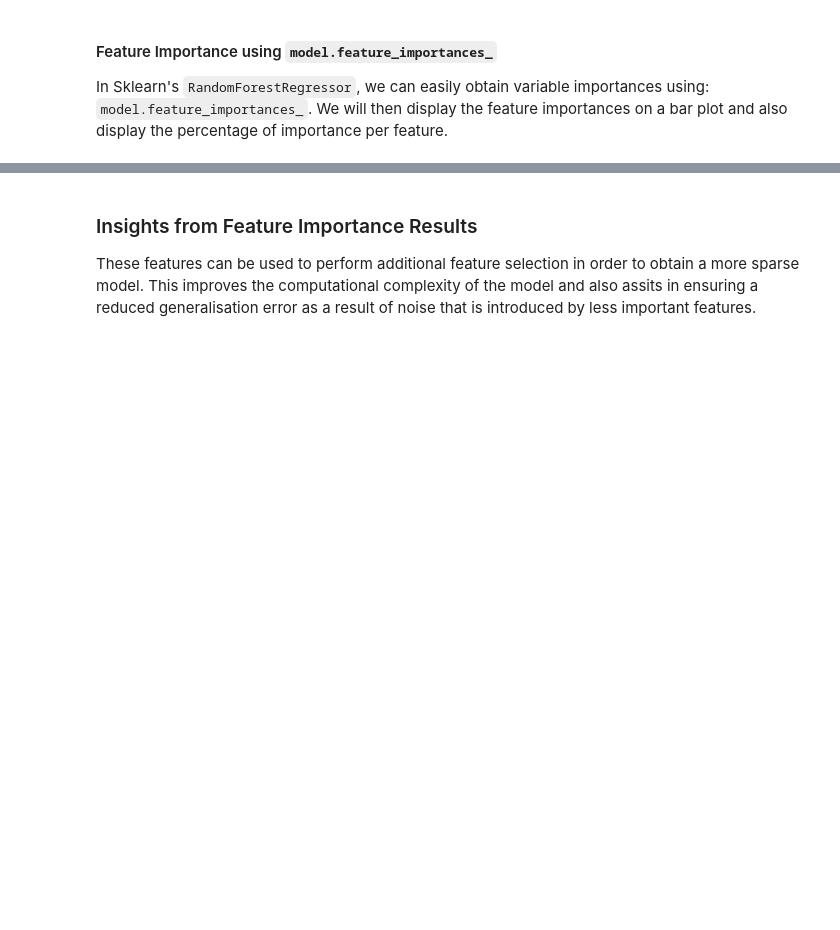
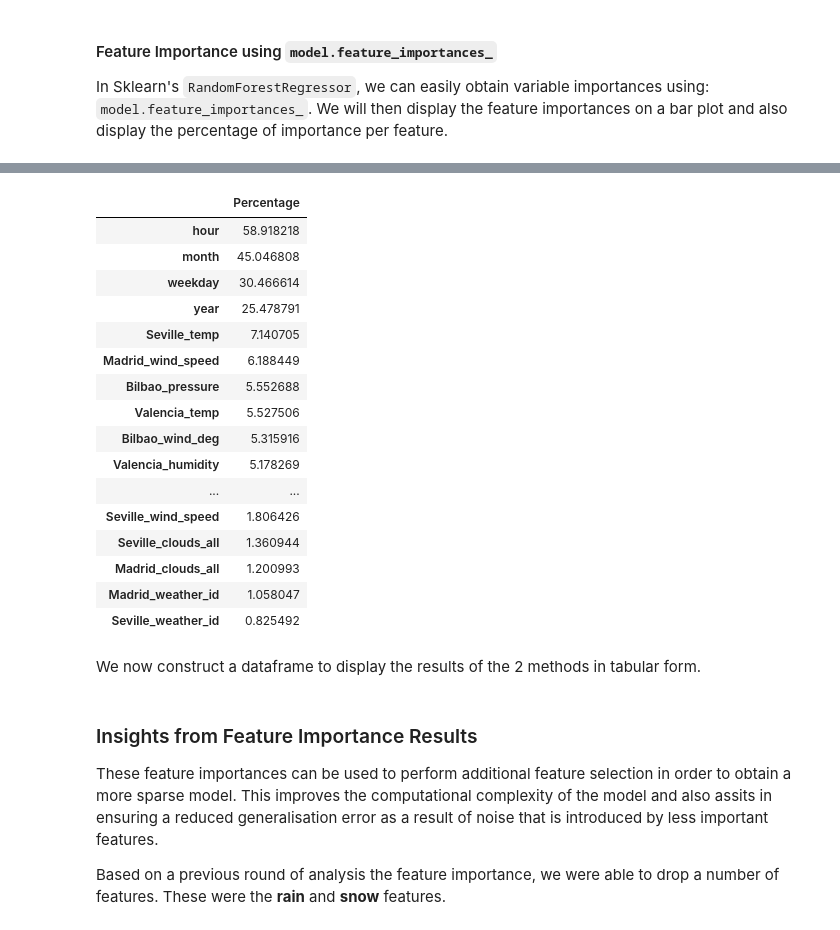
Before and after one commit to StephenGQuimpo/load-shortfall-regression-predict-api, a Jupyter notebook: regression_predict_ZF4.ipynb, the cells around one changed output, grey strips where cells are left out. Drawn from its saved outputs; the diff is of its cells as text; code cells hidden in the pictures; blank space fills up the shorter version.

```diff
--- a/regression_predict_ZF4.ipynb
+++ b/regression_predict_ZF4.ipynb
@@ -1775,4 +1803,31 @@ We have displayed the percentage that each feature contributes to predicting loa
+# %%
+# get percentage of importance per feature
+feature_importance_pct = perm_importance.importances_mean[sorted_ind] * 100
+feat_imp_pct_df = pd.DataFrame(feature_importance_pct, columns=['Percentage'], index=X_scaled.columns[sorted_ind])
+feat_imp_pct_df.sort_values(by='Percentage', ascending=False)
+# %% [output]
+|  | Percentage |
+| hour | 58.918218 |
+| month | 45.046808 |
+| weekday | 30.466614 |
+| year | 25.478791 |
+| Seville_temp | 7.140705 |
+| Madrid_wind_speed | 6.188449 |
+| Bilbao_pressure | 5.552688 |
+| Valencia_temp | 5.527506 |
+| Bilbao_wind_deg | 5.315916 |
+| Valencia_humidity | 5.178269 |
+| ... | ... |
+| Seville_wind_speed | 1.806426 |
+| Seville_clouds_all | 1.360944 |
+| Madrid_clouds_all | 1.200993 |
+| Madrid_weather_id | 1.058047 |
+| Seville_weather_id | 0.825492 |
+# %% [markdown]
+We now construct a dataframe to display the results of the 2 methods in tabular form.
 # %% [markdown]
 ### Insights from Feature Importance Results
 
-These features can be used to perform additional feature selection in order to obtain a more sparse model. This improves the computational complexity of the model and also assits in ensuring a reduced generalisation error as a result of noise that is introduced by less important features.
+These feature importances can be used to perform additional feature selection in order to obtain a more sparse model. This improves the computational complexity of the model and also assits in ensuring a reduced generalisation error as a result of noise that is introduced by less important features.
+
+Based on a previous round of analysis the feature importance, we were able to drop a number of features. These were the **rain** and **snow** features.
```
Also changed, not shown: parts of 55 cells of this notebook, 3 other files.
